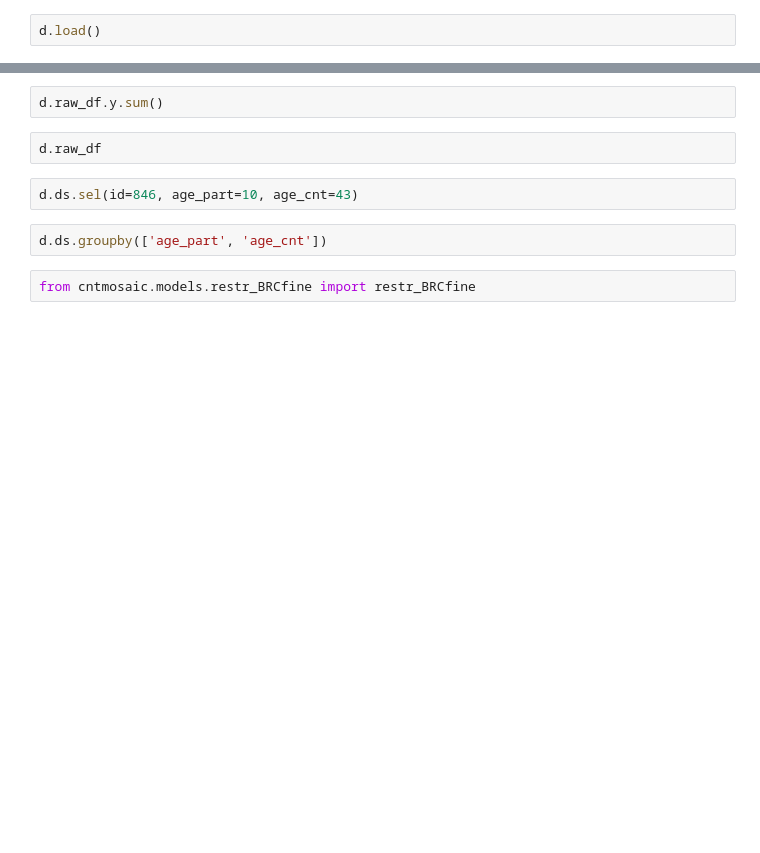
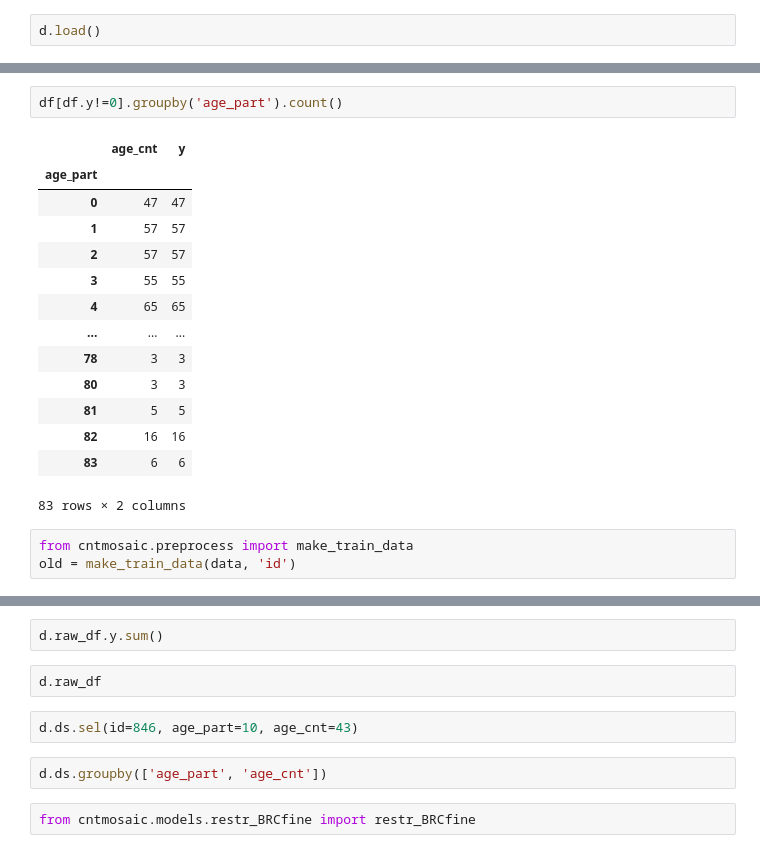
Before and after one commit to ShozenD/cntmosaic, a Jupyter notebook: cntmosaic/tutorial/germany.ipynb, the cells around one changed output, grey strips where cells are left out. Drawn from its saved outputs; the diff is of its cells as text; blank space fills up the shorter version.

```diff
--- a/cntmosaic/tutorial/germany.ipynb
+++ b/cntmosaic/tutorial/germany.ipynb
@@ -26 +84,21 @@ d.raw_df.dropna().y.sum()
+# %%
+df[df.y!=0].groupby('age_part').count()
+# %% [output]
+|  | age_cnt | y |
+| age_part |  |  |
+| 0 | 47 | 47 |
+| 1 | 57 | 57 |
+| 2 | 57 | 57 |
+| 3 | 55 | 55 |
+| 4 | 65 | 65 |
+| ... | ... | ... |
+| 78 | 3 | 3 |
+| 80 | 3 | 3 |
+| 81 | 5 | 5 |
+| 82 | 16 | 16 |
+| 83 | 6 | 6 |
+83 rows × 2 columns
+# %%
+from cntmosaic.preprocess import make_train_data
+old = make_train_data(data, 'id')
 # %%
```
Also changed, not shown: parts of 12 cells of this notebook, 10 other files.
